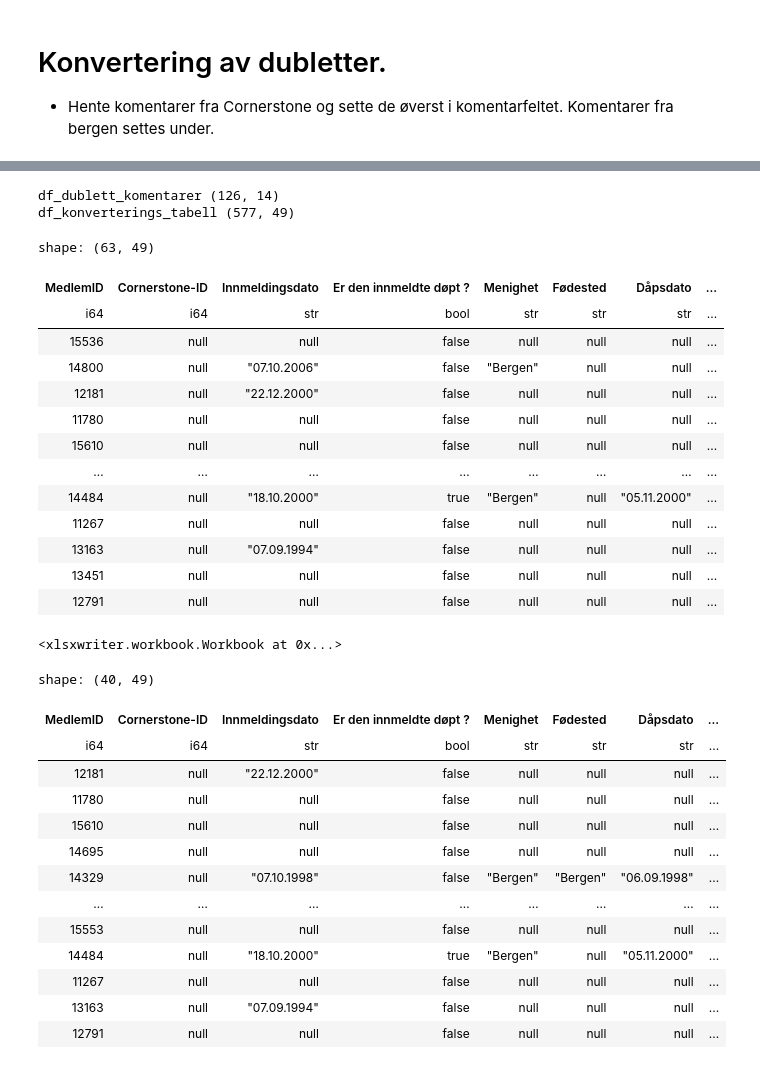
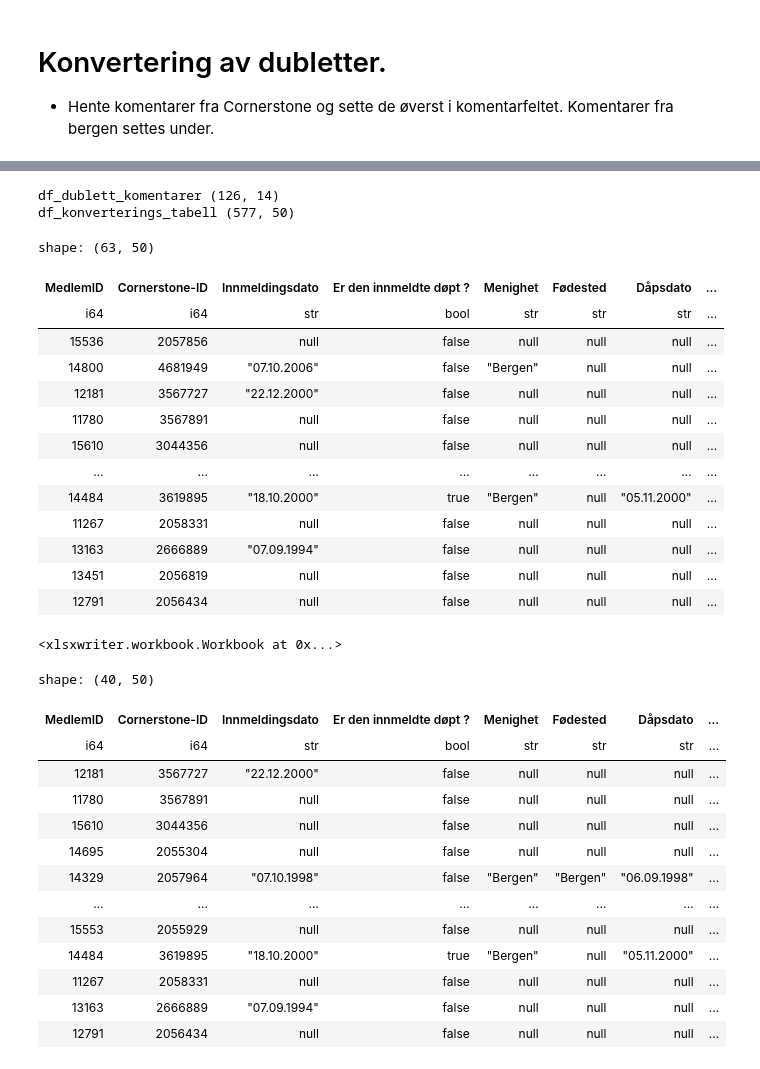
Before and after one commit to craftsmandigital/Bergens-konvertering, a Jupyter notebook: konvertering.ipynb, the cells around one changed output, grey strips where cells are left out. Drawn from its saved outputs; the diff is of its cells as text; code cells hidden in the pictures.

```diff
--- a/konvertering.ipynb
+++ b/konvertering.ipynb
@@ -161,7 +161,11 @@ df_konverterings_tabell = (
         .select(
         pl.col("MedlemID"), #
         pl.lit(None, dtype=pl.Int64).alias("Cornerstone-ID"), # Dummy collumn, Used with handling of dublets
-        pl.col("Innmeldingsdato").dt.strftime(DATE_FORMAT),
+        pl.when(pl.col("Innmeldingsdato").is_not_null())
+            .then(pl.col("Innmeldingsdato"))           # The result if True
+            .otherwise("RegDato")                # The result for all other cases (False and Null)
+            .alias("Innmeldingsdato").dt.strftime(DATE_FORMAT),        # Give the new column a name
+        #pl.col("Innmeldingsdato"),
         pl.col("Er den innmeldte døpt ?"),
         pl.col("Menighet"),
         pl.col("Fødested"),
@@ -220,7 +224,10 @@ df_konverterings_tabell = (
             .otherwise(None)                # The result for all other cases (False and Null)
             .alias("DødsDato"),             # Give the new column a name
         pl.col("Kommune"),
-        pl.col("KID-nr")
+        pl.col("KID-nr"),
+        pl.when(pl.col("KID-nr").is_not_null())
+            .then(pl.lit("01.01.2025"))
+            .alias("KID-nr_dato"),
 
     )
 )#.filter(pl.col("DødsDato").is_not_null())
@@ -380,47 +391,48 @@ original_columns = df_konverterings_tabell.columns
 
 df_konverterings_tabell_bare_dubletter = (
     df_konverterings_tabell.join(
-        df_dublett_komentarer.filter(pl.col("Menighet") == "OSLO"),
+        df_dublett_komentarer.filter(pl.col("Menighet") == "OSLO"), # Byttes mellom OSLO/BERGEN ettersom hvilke data som prioriteres
         on="MedlemID",
         suffix="_Cornerstone"
         #how="right"
     )
     .with_columns(
         pl.concat_str(
             [pl.col("Kommentar").fill_null(""),
              pl.col("Anmerkning").fill_null("")],
             separator="\n\n"
         ).str.strip_chars().alias("Anmerkning"),
+        pl.col("Cornerstone-ID_Cornerstone").alias("Cornerstone-ID"),
         pl.col("Fornavn").alias("FORNAVN"),
         pl.col("Etternavn").alias("EFTERNAVN"),
         pl.col("Adresse").alias("ADRESSE"),
         pl.col("Postnummer").alias("POSTNR"),
         pl.col("Fødselsnummer").alias("Personnummer"),
         pl.col("Utmeldt dato 1").alias("Utmeldt dato 1"),
         pl.col("Innmeldt dato 1").alias("UtmeldtDato"),
     )
     .select(original_columns)
 )
 print("df_dublett_komentarer", df_dublett_komentarer.shape)
 print("df_konverterings_tabell", df_konverterings_tabell.shape)
 df_konverterings_tabell_bare_dubletter
 # %% [output]
 df_dublett_komentarer (126, 14)
-df_konverterings_tabell (577, 49)
+df_konverterings_tabell (577, 50)
-shape: (63, 49)
+shape: (63, 50)
 | MedlemID | Cornerstone-ID | Innmeldingsdato | Er den innmeldte døpt ? | Menighet | Fødested | Dåpsdato | ... |
 | i64 | i64 | str | bool | str | str | str | ... |
-| 15536 | null | null | false | null | null | null | ... |
-| 14800 | null | "07.10.2006" | false | "Bergen" | null | null | ... |
-| 12181 | null | "22.12.2000" | false | null | null | null | ... |
-| 11780 | null | null | false | null | null | null | ... |
-| 15610 | null | null | false | null | null | null | ... |
+| 15536 | 2057856 | null | false | null | null | null | ... |
+| 14800 | 4681949 | "07.10.2006" | false | "Bergen" | null | null | ... |
+| 12181 | 3567727 | "22.12.2000" | false | null | null | null | ... |
+| 11780 | 3567891 | null | false | null | null | null | ... |
+| 15610 | 3044356 | null | false | null | null | null | ... |
 | … | … | … | … | … | … | … | ... |
-| 14484 | null | "18.10.2000" | true | "Bergen" | null | "05.11.2000" | ... |
-| 11267 | null | null | false | null | null | null | ... |
-| 13163 | null | "07.09.1994" | false | null | null | null | ... |
-| 13451 | null | null | false | null | null | null | ... |
-| 12791 | null | null | false | null | null | null | ... |
+| 14484 | 3619895 | "18.10.2000" | true | "Bergen" | null | "05.11.2000" | ... |
+| 11267 | 2058331 | null | false | null | null | null | ... |
+| 13163 | 2666889 | "07.09.1994" | false | null | null | null | ... |
+| 13451 | 2056819 | null | false | null | null | null | ... |
+| 12791 | 2056434 | null | false | null | null | null | ... |
 # %%
 expr :pl.expr = (pl.col("Kategori").fill_null("N/A").str.starts_with("M"))
 # %%
@@ -430,20 +442,20 @@ df_konvertering_bergens_medlemmer.write_excel("konvertering_dubletter_bergen.xls
 <xlsxwriter.workbook.Workbook at 0x...>
 # %%
 df_konvertering_oslo_medlemmer_og_ikke_medlemmer = df_konverterings_tabell_bare_dubletter.filter(~expr) # Husk a sette `filter(pl.col("Menighet") == "OSLO")` i steg 7
-df_konvertering_oslo_medlemmer_og_ikke_medlemmer.write_excel("konvertering_dubletter_oslo.xlsx")
+#df_konvertering_oslo_medlemmer_og_ikke_medlemmer.write_excel("konvertering_dubletter_oslo.xlsx")
 df_konvertering_oslo_medlemmer_og_ikke_medlemmer
 # %% [output]
-shape: (40, 49)
+shape: (40, 50)
 | MedlemID | Cornerstone-ID | Innmeldingsdato | Er den innmeldte døpt ? | Menighet | Fødested | Dåpsdato | ... |
 | i64 | i64 | str | bool | str | str | str | ... |
-| 12181 | null | "22.12.2000" | false | null | null | null | ... |
-| 11780 | null | null | false | null | null | null | ... |
-| 15610 | null | null | false | null | null | null | ... |
-| 14695 | null | null | false | null | null | null | ... |
-| 14329 | null | "07.10.1998" | false | "Bergen" | "Bergen" | "06.09.1998" | ... |
+| 12181 | 3567727 | "22.12.2000" | false | null | null | null | ... |
+| 11780 | 3567891 | null | false | null | null | null | ... |
+| 15610 | 3044356 | null | false | null | null | null | ... |
+| 14695 | 2055304 | null | false | null | null | null | ... |
+| 14329 | 2057964 | "07.10.1998" | false | "Bergen" | "Bergen" | "06.09.1998" | ... |
 | … | … | … | … | … | … | … | ... |
-| 15553 | null | null | false | null | null | null | ... |
-| 14484 | null | "18.10.2000" | true | "Bergen" | null | "05.11.2000" | ... |
-| 11267 | null | null | false | null | null | null | ... |
-| 13163 | null | "07.09.1994" | false | null | null | null | ... |
-| 12791 | null | null | false | null | null | null | ... |
+| 15553 | 2055929 | null | false | null | null | null | ... |
+| 14484 | 3619895 | "18.10.2000" | true | "Bergen" | null | "05.11.2000" | ... |
+| 11267 | 2058331 | null | false | null | null | null | ... |
+| 13163 | 2666889 | "07.09.1994" | false | null | null | null | ... |
+| 12791 | 2056434 | null | false | null | null | null | ... |
```
Also changed, not shown: parts of 4 cells of this notebook, 3 other files.
